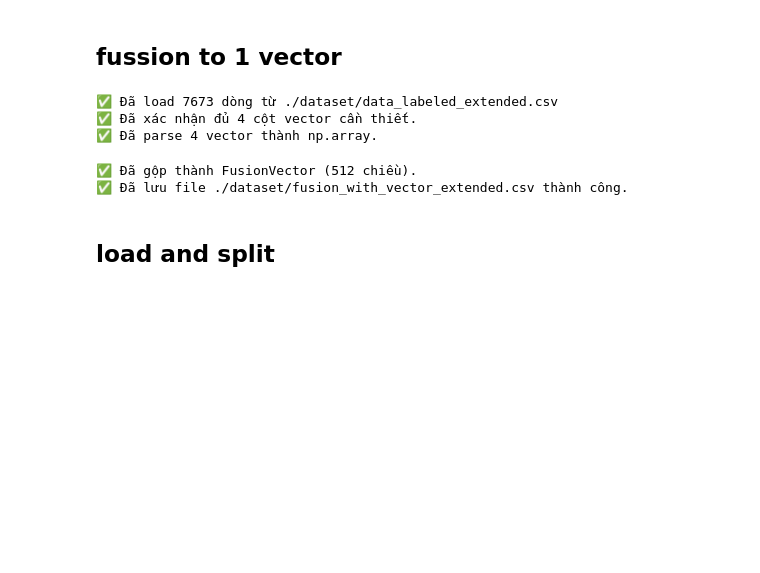
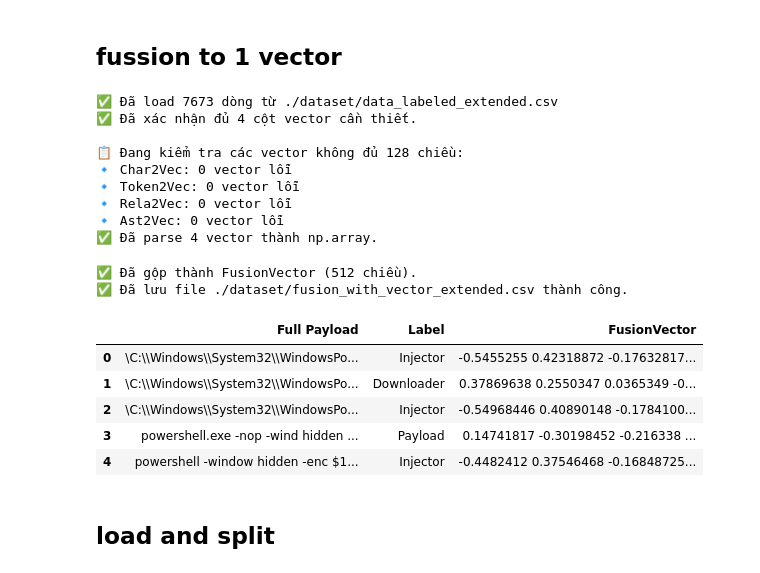
Before and after one commit to t4nti3n/powershell_detection_multimodel_multioutput, a Jupyter notebook: power_detector_extend.ipynb, the cells around one changed output. Saved outputs shown, nothing was run; the diff lists cells and outputs as text; code cells hidden in the pictures; blank space fills up the shorter version.

```diff
--- a/power_detector_extend.ipynb
+++ b/power_detector_extend.ipynb
@@ -659,0 +931,18 @@ print(f"✅ Done! Rela2Vec vectors saved to {output_file}")
+# %%
+import pandas as pd
+import numpy as np
+
+df = pd.read_csv('./dataset/data_labeled_extended.csv')
+vector_column = 'Rela2Vec'
+
+error_rows = []
+
+for idx, row in df.iterrows():
+    vec_str = str(row[vector_column])
+    vec = np.fromstring(vec_str, sep=' ')
+    if vec.shape[0] != 128 or np.all(vec == 0):  # 👈 kiểm tra fallback
+        error_rows.append((idx, vec.shape, row['Label'], row['Full Payload'][:200]))
+
+print(f"🔍 Tổng số dòng vector lỗi ({vector_column}): {len(error_rows)}")
+for idx, shape, label, payload in error_rows[:10]:
+    print(f"❌ Row {idx} | Shape: {shape} | Label: {label}\n   Payload: {payload}\n")
@@ -1000,16 +1297,34 @@ print("✅ Đã xác nhận đủ 4 cột vector cần thiết.")
 
 # ===== Parse các vector từ chuỗi sang numpy array =====
 
+# def parse_vector_string(vec_string):
+#     try:
+#         return np.fromstring(vec_string, sep=' ')
+#     except Exception as e:
+#         print(f"⚠️ Error parsing vector: {e}")
+#         return np.zeros(128)  # fallback an toàn
+
 def parse_vector_string(vec_string):
     try:
+        vec_string = str(vec_string)  # ép thành chuỗi
         return np.fromstring(vec_string, sep=' ')
     except Exception as e:
         print(f"⚠️ Error parsing vector: {e}")
-        return np.zeros(128)  # fallback an toàn
+        return np.zeros(128)
+
 
 for col in required_columns:
     array_col = col + '_array'
     df[array_col] = df[col].apply(parse_vector_string)
+
+print("\n📋 Đang kiểm tra các vector không đủ 128 chiều:")
+for col in required_columns:
+    array_col = col + '_array'
+    invalid = df[df[array_col].apply(lambda x: not isinstance(x, np.ndarray) or x.shape != (128,))]
+    print(f"🔹 {col}: {len(invalid)} vector lỗi")
+    if not invalid.empty:
+        print(invalid[[col, array_col, 'Label']].head(3))  # in ví dụ 3 dòng đầu
+
 
 print("✅ Đã parse 4 vector thành np.array.")
 
@@ -1047,9 +1362,24 @@ print(f"✅ Đã lưu file {output_csv} thành công.")
 # %% [output]
 ✅ Đã load 7673 dòng từ ./dataset/data_labeled_extended.csv
 ✅ Đã xác nhận đủ 4 cột vector cần thiết.
+
+📋 Đang kiểm tra các vector không đủ 128 chiều:
+🔹 Char2Vec: 0 vector lỗi
+🔹 Token2Vec: 0 vector lỗi
+🔹 Rela2Vec: 0 vector lỗi
+🔹 Ast2Vec: 0 vector lỗi
 ✅ Đã parse 4 vector thành np.array.
 ✅ Đã gộp thành FusionVector (512 chiều).
 ✅ Đã lưu file ./dataset/fusion_with_vector_extended.csv thành công.
+# %%
+fusion_df.head()
+# %% [output]
+|  | Full Payload | Label | FusionVector |
+| 0 | \C:\\Windows\\System32\\WindowsPo... | Injector | -0.5455255 0.42318872 -0.17632817... |
+| 1 | \C:\\Windows\\System32\\WindowsPo... | Downloader | 0.37869638 0.2550347 0.0365349 -0... |
+| 2 | \C:\\Windows\\System32\\WindowsPo... | Injector | -0.54968446 0.40890148 -0.1784100... |
+| 3 | powershell.exe -nop -wind hidden ... | Payload | 0.14741817 -0.30198452 -0.216338 ... |
+| 4 | powershell -window hidden -enc $1... | Injector | -0.4482412 0.37546468 -0.16848725... |
 # %% [markdown]
 ## load and split
 # %%
```
Also changed, not shown: parts of 24 cells of this notebook, 5 other files.
